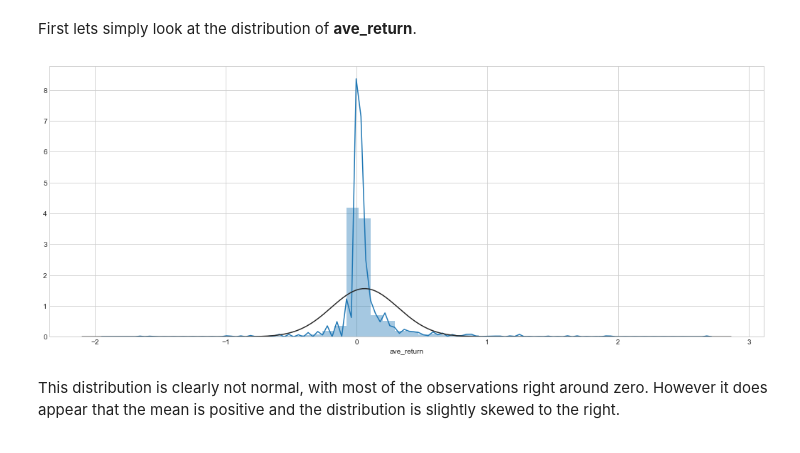
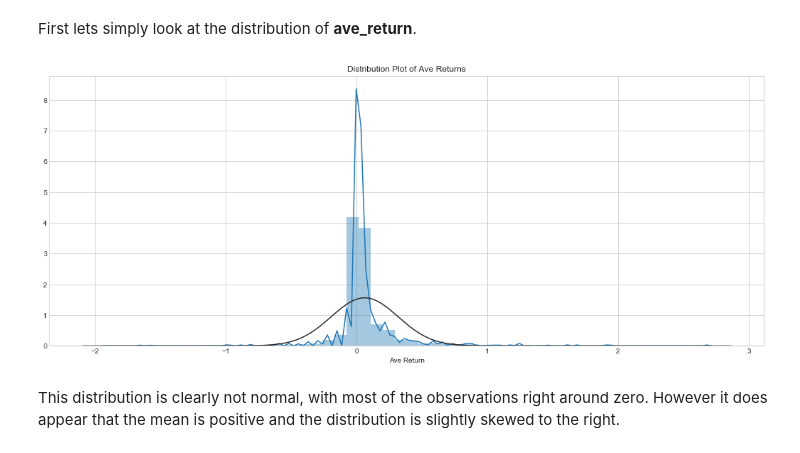
Before and after one commit to franko003/Price_Indicator_Analysis, a Jupyter notebook: MVP/Price_Indicator_Analysis_MVP.ipynb, the cells around one changed output. Drawn from its saved outputs; the diff is of its cells as text; code cells hidden in the pictures.

```diff
--- a/notebooks/Price_Indicator_Analysis_MVP.ipynb
+++ b/MVP/Price_Indicator_Analysis_MVP.ipynb
@@ -1168,10 +1168,14 @@ First lets simply look at the distribution of **ave_return**.
 # %%
 from scipy.stats import norm
 
 fig, ax = plt.subplots(figsize=(18,7))
+
 ax = sns.distplot(returns_df.ave_return, fit=norm)
+ax.set(title='Distribution Plot of Ave Returns', xlabel='Ave Return')
+
+plt.savefig('distplot_ave_return.png', bbox_inches='tight')
 # %% [output]
-[figure, old version]
+[figure, new version]
 # %% [markdown]
 This distribution is clearly not normal, with most of the observations right around zero.  However it does appear that the mean is positive and the distribution is slightly skewed to the right.
 # %%
```
Also changed, not shown: parts of 5 cells of this notebook, 7 other files.
